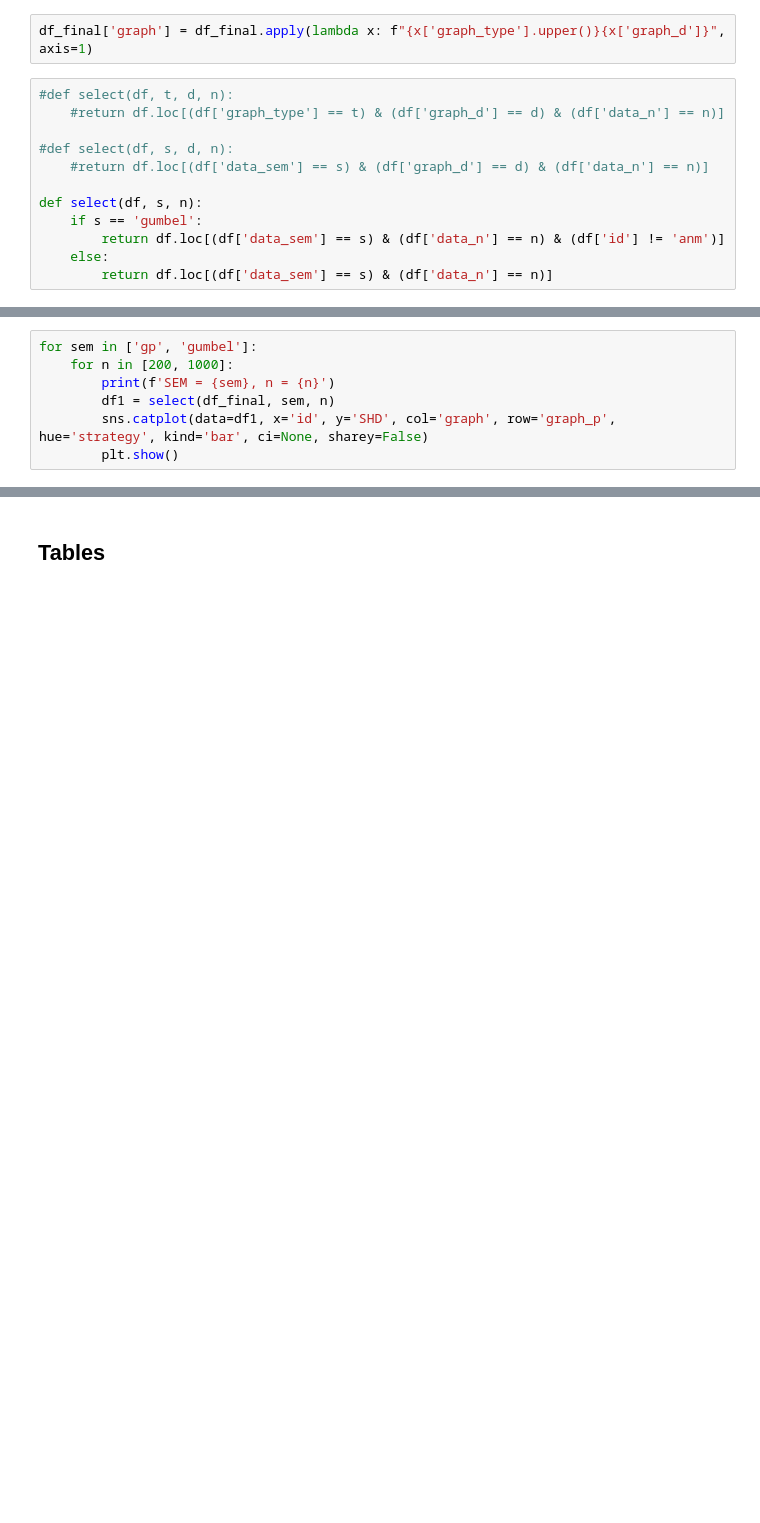
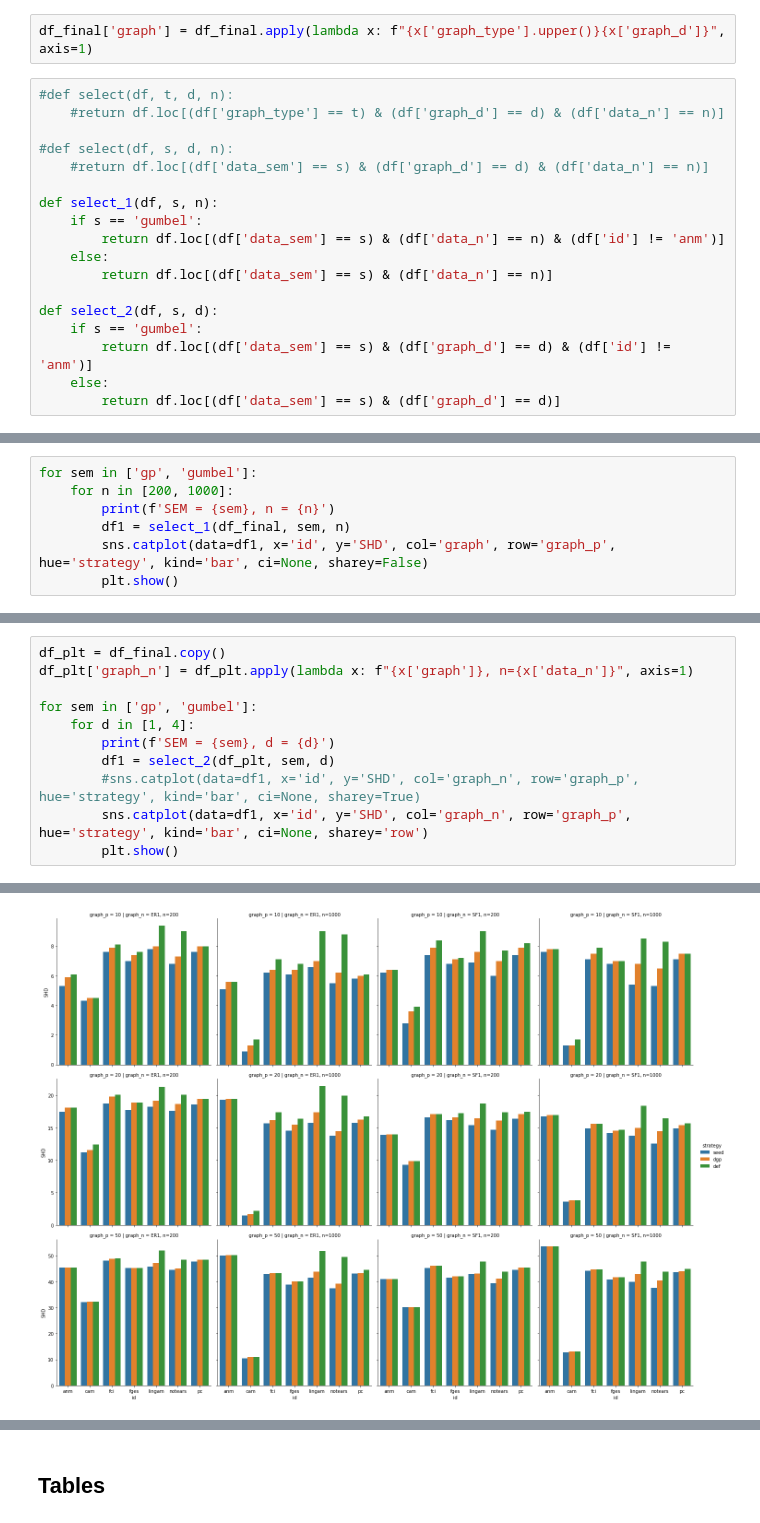
Before and after one commit to misoc-mml/hyperparams-causal-discovery, a Jupyter notebook: hyperparams/hyperparam_selection.ipynb, the cells around one changed output, grey strips where cells are left out. Saved outputs shown, nothing was run; the diff lists cells and outputs as text; blank space fills up the shorter version.

```diff
--- a/hyperparams/hyperparam_selection.ipynb
+++ b/hyperparams/hyperparam_selection.ipynb
@@ -71,8 +72,14 @@ df_final['graph'] = df_final.apply(lambda x: f"{x['graph_type'].upper()}{x['grap
 #def select(df, s, d, n):
     #return df.loc[(df['data_sem'] == s) & (df['graph_d'] == d) & (df['data_n'] == n)]
 
-def select(df, s, n):
+def select_1(df, s, n):
     if s == 'gumbel':
         return df.loc[(df['data_sem'] == s) & (df['data_n'] == n) & (df['id'] != 'anm')]
     else:
         return df.loc[(df['data_sem'] == s) & (df['data_n'] == n)]
+
+def select_2(df, s, d):
+    if s == 'gumbel':
+        return df.loc[(df['data_sem'] == s) & (df['graph_d'] == d) & (df['id'] != 'anm')]
+    else:
+        return df.loc[(df['data_sem'] == s) & (df['graph_d'] == d)]
@@ -80,7 +89,7 @@ def select(df, s, n):
 for sem in ['gp', 'gumbel']:
     for n in [200, 1000]:
         print(f'SEM = {sem}, n = {n}')
-        df1 = select(df_final, sem, n)
+        df1 = select_1(df_final, sem, n)
         sns.catplot(data=df1, x='id', y='SHD', col='graph', row='graph_p', hue='strategy', kind='bar', ci=None, sharey=False)
         plt.show()
 # %% [output]
@@ -94,0 +106,12 @@ SEM = gumbel, n = 1000
+# %%
+df_plt = df_final.copy()
+df_plt['graph_n'] = df_plt.apply(lambda x: f"{x['graph']}, n={x['data_n']}", axis=1)
+
+for sem in ['gp', 'gumbel']:
+    for d in [1, 4]:
+        print(f'SEM = {sem}, d = {d}')
+        df1 = select_2(df_plt, sem, d)
+        #sns.catplot(data=df1, x='id', y='SHD', col='graph_n', row='graph_p', hue='strategy', kind='bar', ci=None, sharey=True)
+        sns.catplot(data=df1, x='id', y='SHD', col='graph_n', row='graph_p', hue='strategy', kind='bar', ci=None, sharey='row')
+        plt.show()
+# %% [output]
@@ -94,0 +119 @@ SEM = gumbel, n = 1000
+[figure, added]
```
Also changed, not shown: parts of 14 cells of this notebook, 1 other file.
